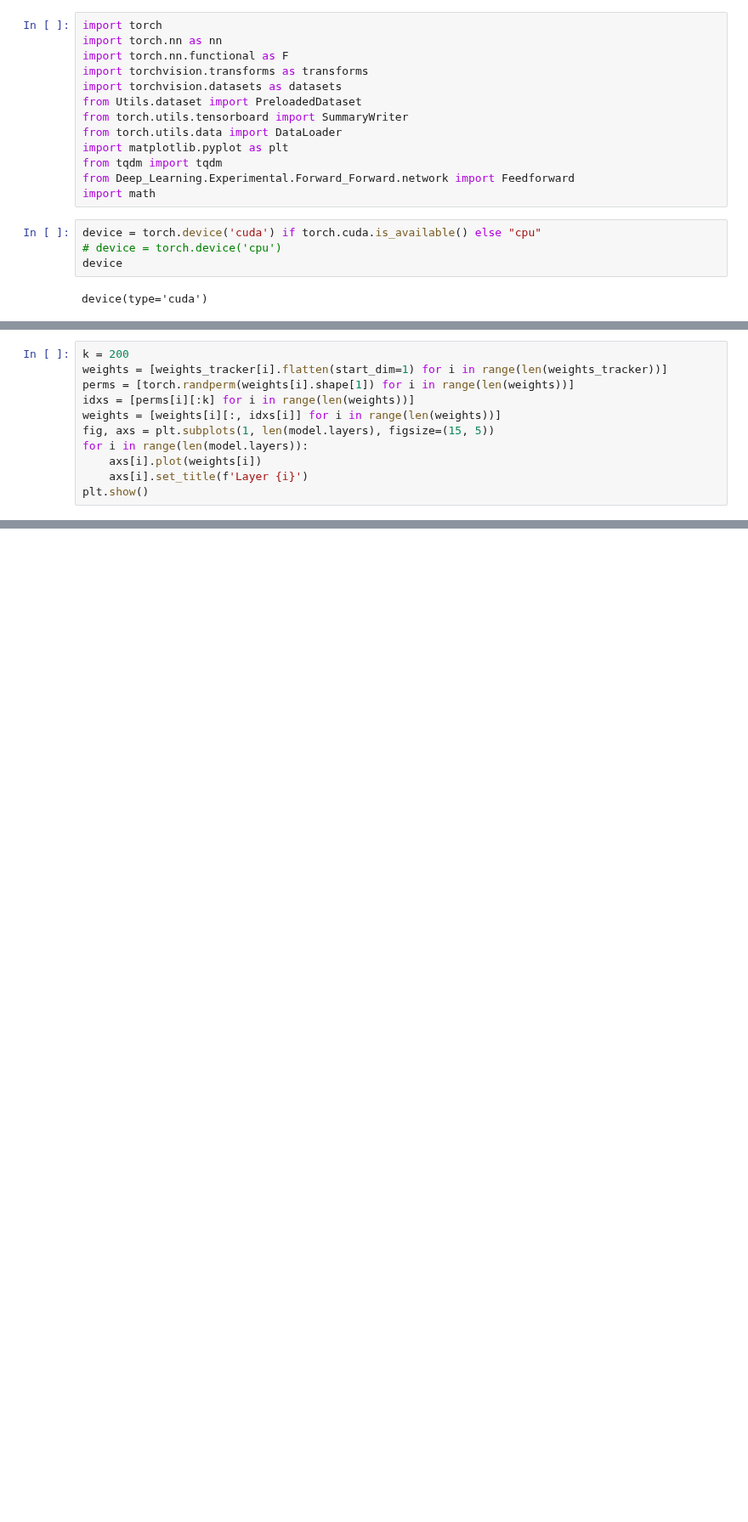
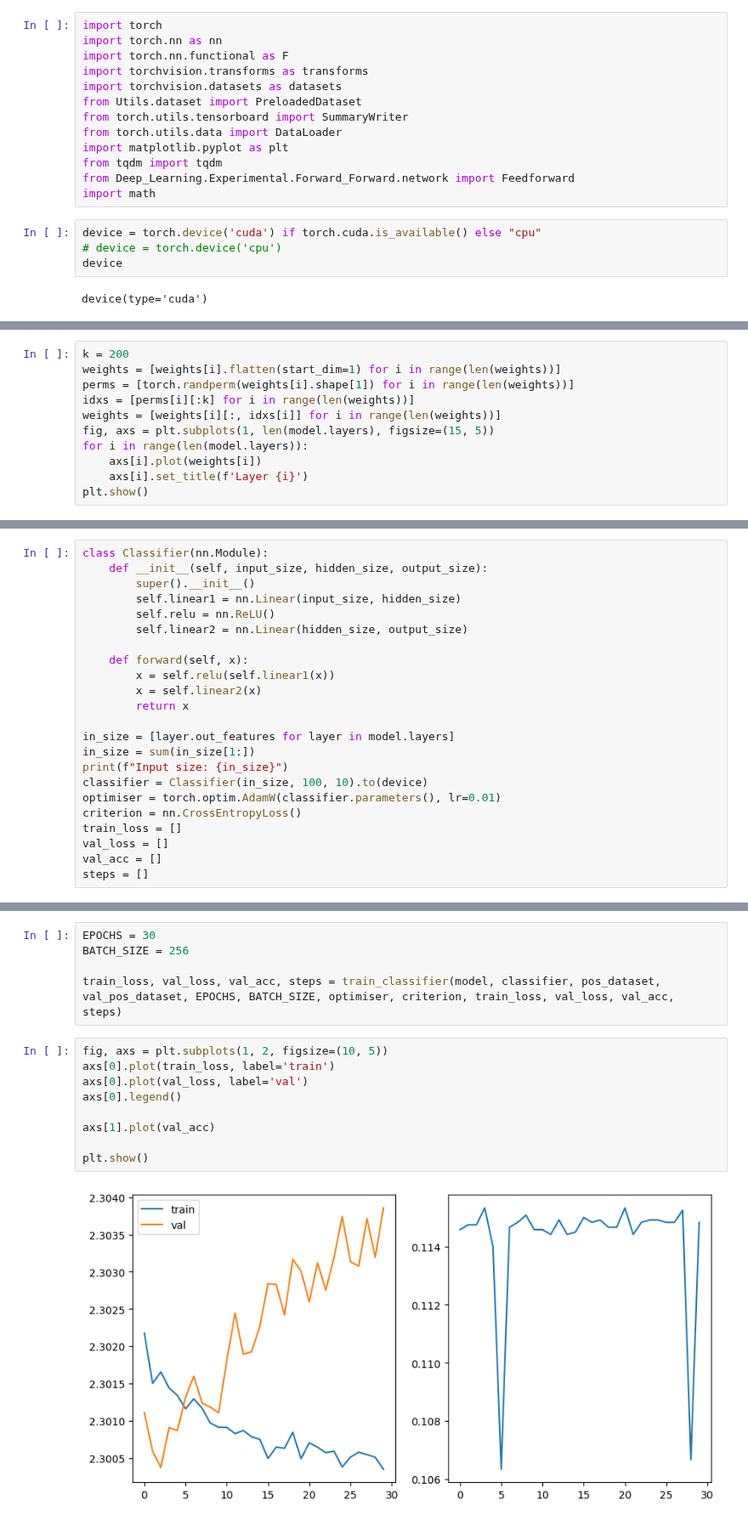
Before and after one commit to joeagriffith/ml-learning, a Jupyter notebook: Deep_Learning/Experimental/Forward_Forward/mnist.ipynb, the cells around one changed output, grey strips where cells are left out. Shown at 85% size. Drawn from its saved outputs; the diff is of its cells as text; blank space fills up the shorter version.

Commit message:
Built classifier for FF

```diff
--- a/Deep_Learning/Experimental/Forward_Forward/mnist.ipynb
+++ b/Deep_Learning/Experimental/Forward_Forward/mnist.ipynb
@@ -307,6 +280,6 @@ plt.show()
 # %%
 k = 200
-weights = [weights_tracker[i].flatten(start_dim=1) for i in range(len(weights_tracker))]
+weights = [weights[i].flatten(start_dim=1) for i in range(len(weights))]
 perms = [torch.randperm(weights[i].shape[1]) for i in range(len(weights))]
 idxs = [perms[i][:k] for i in range(len(weights))]
 weights = [weights[i][:, idxs[i]] for i in range(len(weights))]
@@ -329,0 +375,23 @@ plt.show()
+# %%
+class Classifier(nn.Module):
+    def __init__(self, input_size, hidden_size, output_size):
+        super().__init__()
+        self.linear1 = nn.Linear(input_size, hidden_size)
+        self.relu = nn.ReLU()
+        self.linear2 = nn.Linear(hidden_size, output_size)
+
+    def forward(self, x):
+        x = self.relu(self.linear1(x))
+        x = self.linear2(x)
+        return x
+
+in_size = [layer.out_features for layer in model.layers]
+in_size = sum(in_size[1:])
+print(f"Input size: {in_size}")
+classifier = Classifier(in_size, 100, 10).to(device)
+optimiser = torch.optim.AdamW(classifier.parameters(), lr=0.01)
+criterion = nn.CrossEntropyLoss()
+train_loss = []
+val_loss = []
+val_acc = []
+steps = []
@@ -329,0 +400,16 @@ plt.show()
+# %%
+EPOCHS = 30
+BATCH_SIZE = 256
+
+train_loss, val_loss, val_acc, steps = train_classifier(model, classifier, pos_dataset, val_pos_dataset, EPOCHS, BATCH_SIZE, optimiser, criterion, train_loss, val_loss, val_acc, steps)
+# %%
+fig, axs = plt.subplots(1, 2, figsize=(10, 5))
+axs[0].plot(train_loss, label='train')
+axs[0].plot(val_loss, label='val')
+axs[0].legend()
+
+axs[1].plot(val_acc)
+
+plt.show()
+# %% [output]
+[figure, added]
```
Also changed, not shown: parts of 14 cells of this notebook.
